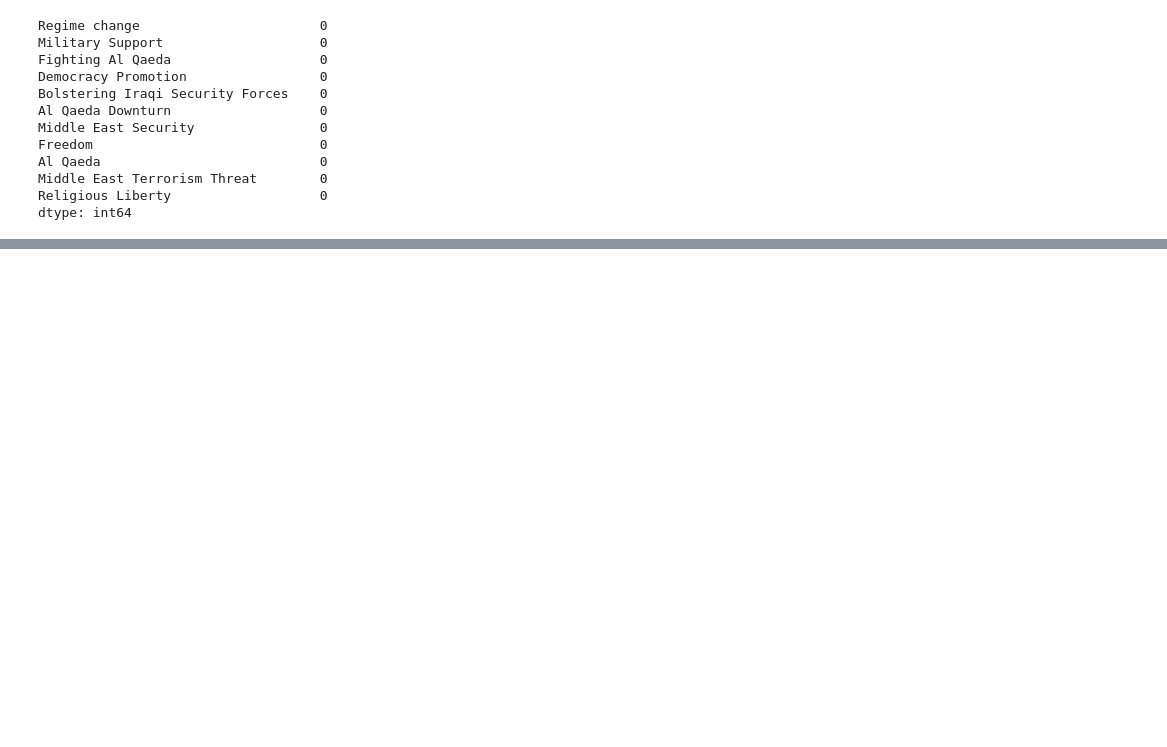
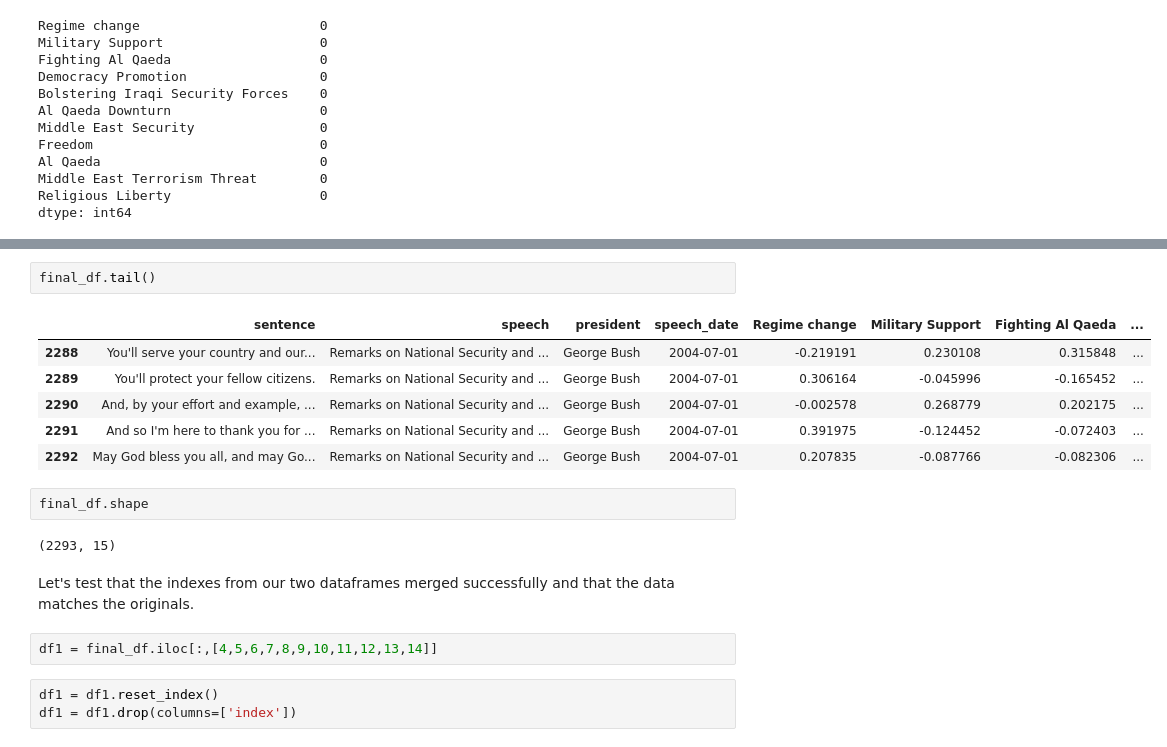
Before and after one commit to Kasheme/NLP, a Jupyter notebook: US Presedential Speeches/Analysis/Topic Modelling/top2vec model build.ipynb, the cells around one changed output, grey strips where cells are left out. Drawn from its saved outputs; the diff is of its cells as text; blank space fills up the shorter version.

```diff
--- a/US Presedential Speeches/Topic Modelling/top2vec model build.ipynb
+++ b/US Presedential Speeches/Analysis/Topic Modelling/top2vec model build.ipynb
@@ -421,0 +462,20 @@ dtype: int64
+# %%
+final_df.tail()
+# %% [output]
+|  | sentence | speech | president | speech_date | Regime change | Military Support | Fighting Al Qaeda | ... |
+| 2288 | You'll serve your country and our... | Remarks on National Security and ... | George Bush | 2004-07-01 | -0.219191 | 0.230108 | 0.315848 | ... |
+| 2289 | You'll protect your fellow citizens. | Remarks on National Security and ... | George Bush | 2004-07-01 | 0.306164 | -0.045996 | -0.165452 | ... |
+| 2290 | And, by your effort and example, ... | Remarks on National Security and ... | George Bush | 2004-07-01 | -0.002578 | 0.268779 | 0.202175 | ... |
+| 2291 | And so I'm here to thank you for ... | Remarks on National Security and ... | George Bush | 2004-07-01 | 0.391975 | -0.124452 | -0.072403 | ... |
+| 2292 | May God bless you all, and may Go... | Remarks on National Security and ... | George Bush | 2004-07-01 | 0.207835 | -0.087766 | -0.082306 | ... |
+# %%
+final_df.shape
+# %% [output]
+(2293, 15)
+# %% [markdown]
+Let's test that the indexes from our two dataframes merged successfully and that the data matches the originals.
+# %%
+df1 = final_df.iloc[:,[4,5,6,7,8,9,10,11,12,13,14]]
+# %%
+df1 = df1.reset_index()
+df1 = df1.drop(columns=['index'])
```
Also changed, not shown: parts of 16 cells of this notebook, 39 other files.
